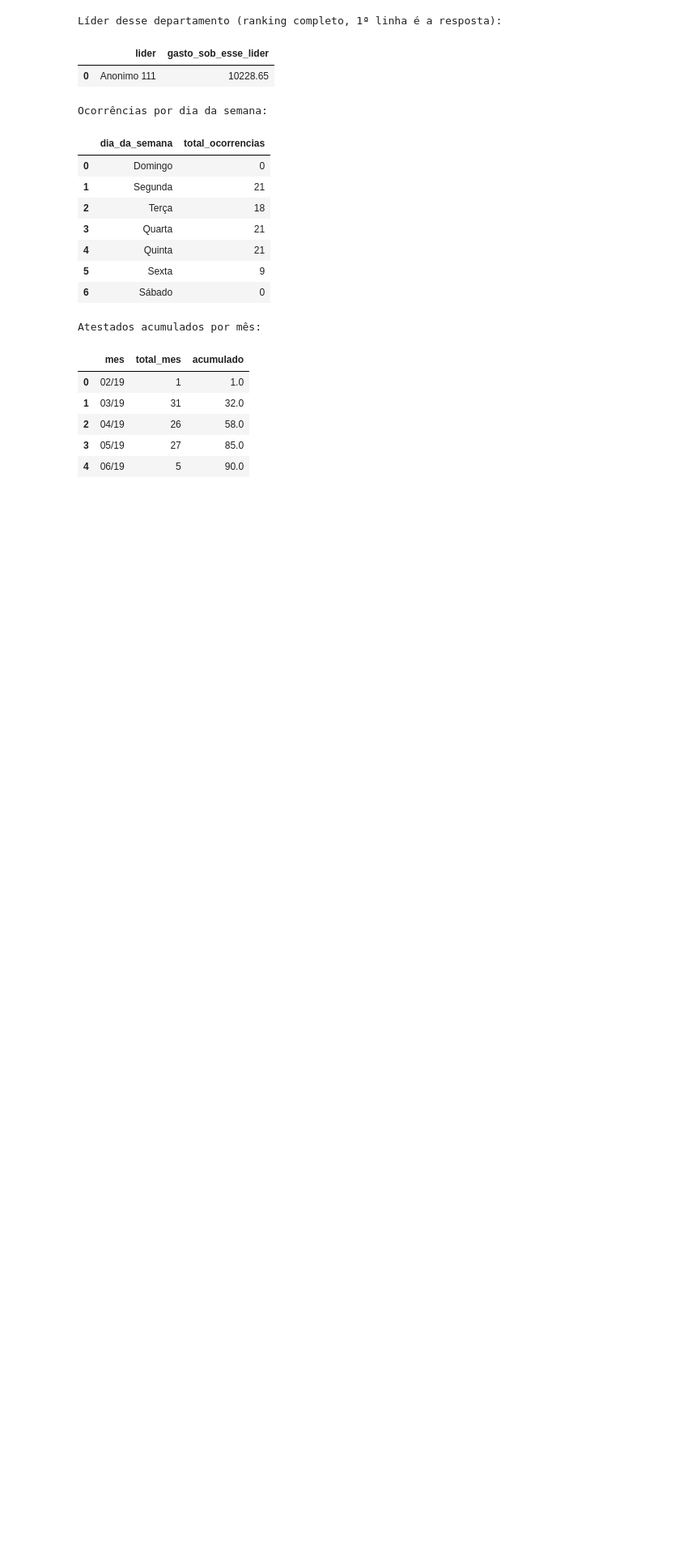
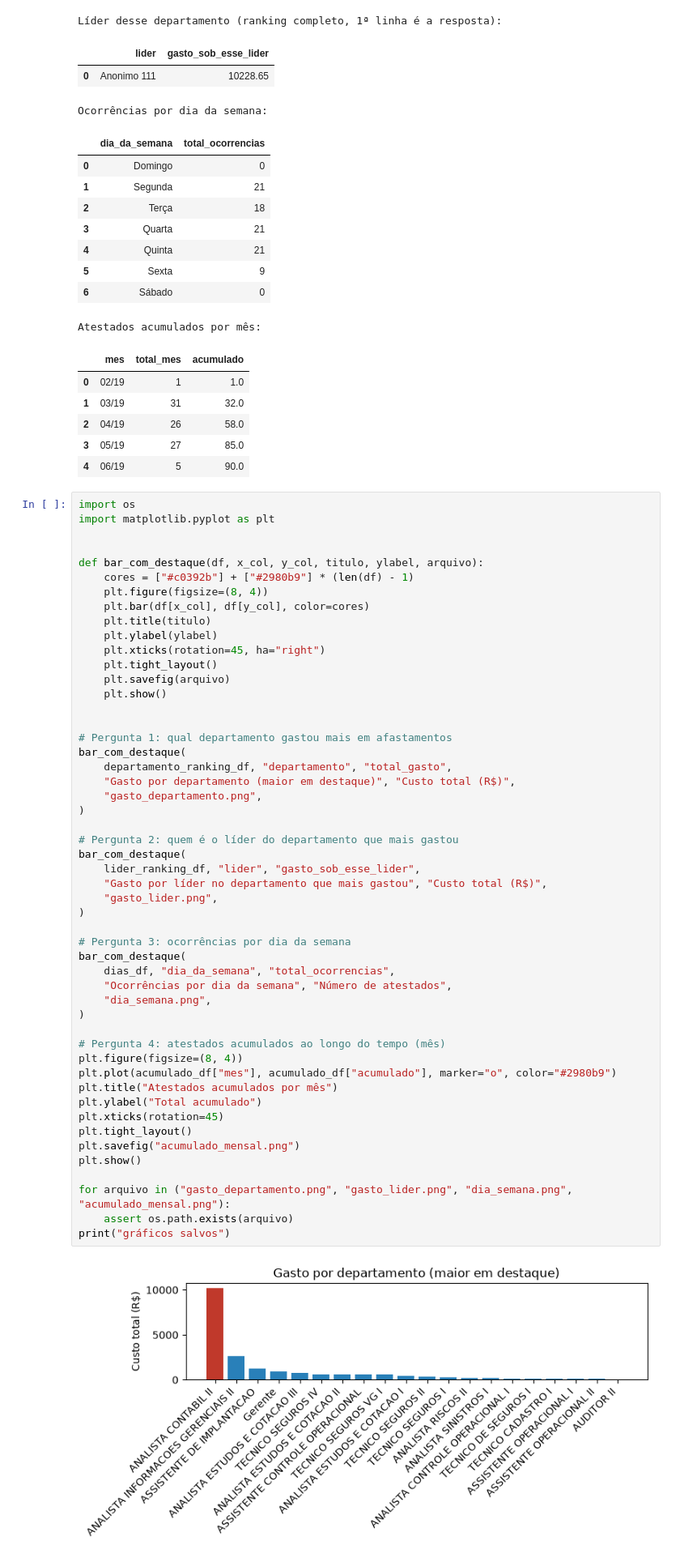
Before and after one commit to VitorInacioBorges/wellbe-code-challenge, a Jupyter notebook: notebooks/etl.ipynb, the cells around one changed output. Shown at 81% size. Cells and saved outputs as stored; diff of their text form; blank space fills up the shorter version.

Commit message:
Add one chart per challenge question to the notebook
Co-Authored-By: Claude Sonnet 5 <noreply@anthropic.com>

```diff
--- a/notebooks/etl.ipynb
+++ b/notebooks/etl.ipynb
@@ -271,3 +271,56 @@ Atestados acumulados por mês:
 | 2 | 04/19 | 26 | 58.0 |
 | 3 | 05/19 | 27 | 85.0 |
 | 4 | 06/19 | 5 | 90.0 |
+# %%
+import os
+import matplotlib.pyplot as plt
+
+
+def bar_com_destaque(df, x_col, y_col, titulo, ylabel, arquivo):
+    cores = ["#c0392b"] + ["#2980b9"] * (len(df) - 1)
+    plt.figure(figsize=(8, 4))
+    plt.bar(df[x_col], df[y_col], color=cores)
+    plt.title(titulo)
+    plt.ylabel(ylabel)
+    plt.xticks(rotation=45, ha="right")
+    plt.tight_layout()
+    plt.savefig(arquivo)
+    plt.show()
+
+
+# Pergunta 1: qual departamento gastou mais em afastamentos
+bar_com_destaque(
+    departamento_ranking_df, "departamento", "total_gasto",
+    "Gasto por departamento (maior em destaque)", "Custo total (R$)",
+    "gasto_departamento.png",
+)
+
+# Pergunta 2: quem é o líder do departamento que mais gastou
+bar_com_destaque(
+    lider_ranking_df, "lider", "gasto_sob_esse_lider",
+    "Gasto por líder no departamento que mais gastou", "Custo total (R$)",
+    "gasto_lider.png",
+)
+
+# Pergunta 3: ocorrências por dia da semana
+bar_com_destaque(
+    dias_df, "dia_da_semana", "total_ocorrencias",
+    "Ocorrências por dia da semana", "Número de atestados",
+    "dia_semana.png",
+)
+
+# Pergunta 4: atestados acumulados ao longo do tempo (mês)
+plt.figure(figsize=(8, 4))
+plt.plot(acumulado_df["mes"], acumulado_df["acumulado"], marker="o", color="#2980b9")
+plt.title("Atestados acumulados por mês")
+plt.ylabel("Total acumulado")
+plt.xticks(rotation=45)
+plt.tight_layout()
+plt.savefig("acumulado_mensal.png")
+plt.show()
+
+for arquivo in ("gasto_departamento.png", "gasto_lider.png", "dia_semana.png", "acumulado_mensal.png"):
+    assert os.path.exists(arquivo)
+print("gráficos salvos")
+# %% [output]
+[figure, added]
```
Also changed, not shown: parts of 1 cell of this notebook, 4 other files.
